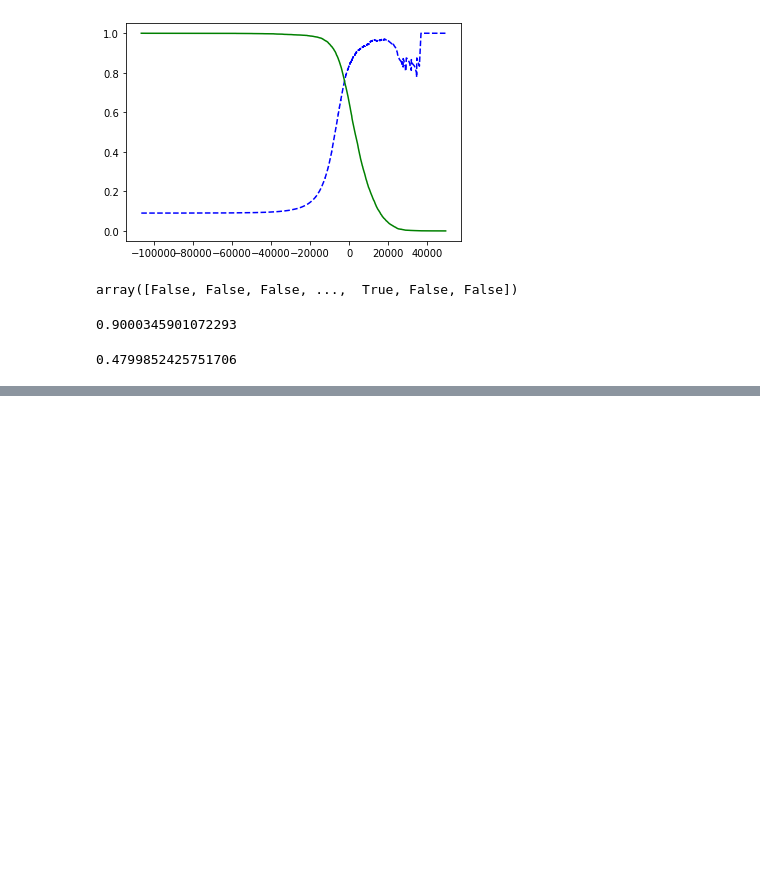
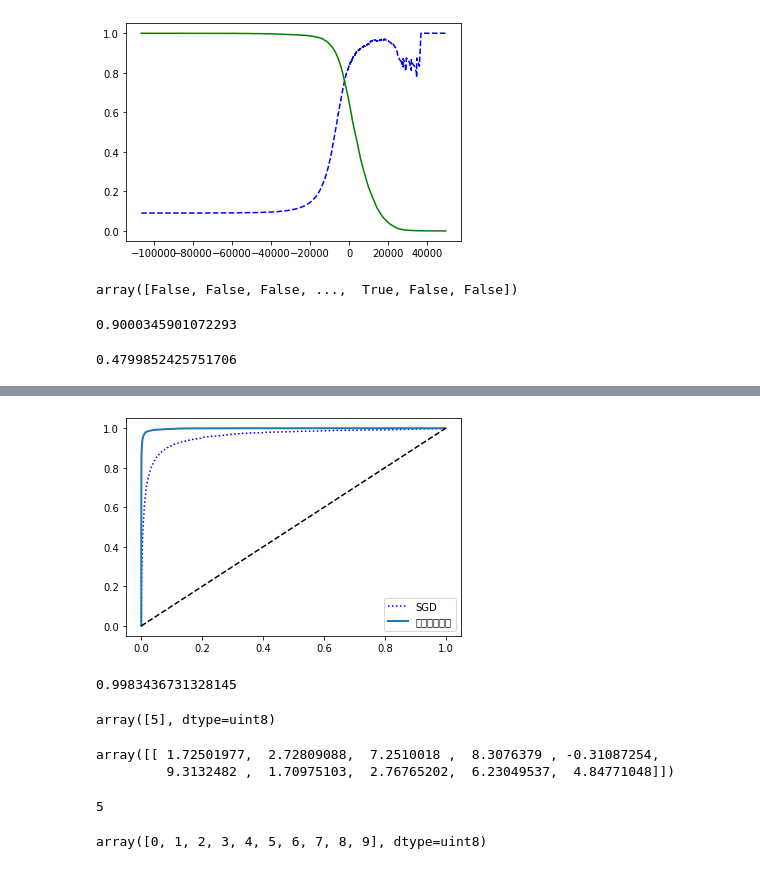
Before and after one commit to leesang100/Machine_Learning-Deep_learning, a Jupyter notebook: classification.ipynb, the cells around one changed output, grey strips where cells are left out. Cells and saved outputs as stored; diff of their text form; code cells hidden in the pictures; blank space fills up the shorter version.

```diff
--- a/classification.ipynb
+++ b/classification.ipynb
@@ -177,0 +197,42 @@ recall_score(y_train_5,y_train_pred_90)
+# %%
+from sklearn.ensemble import RandomForestClassifier
+
+forest_clf=RandomForestClassifier(random_state=42)
+y_probas_forest=cross_val_predict(forest_clf,X_train,y_train_5,cv=3,method='predict_proba')
+# %%
+y_scores_forest=y_probas_forest[:,1]
+fpr_forest,tpr_forest,thresholds_forest=roc_curve(y_train_5,y_scores_forest)
+# %%
+plt.plot(fpr,tpr,"b:",label="SGD")
+plot_roc_curve(fpr_forest,tpr_forest,"랜덤포레스트")
+plt.legend(loc='lower right')
+plt.show()
+# %% [output]
+[figure, added]
+# %%
+roc_auc_score(y_train_5,y_scores_forest)
+# %% [output]
+0.9983436731328145
+# %%
+#다중 분류
+
+from sklearn.svm import SVC
+svm_clf=SVC()
+svm_clf.fit(X_train,y_train)
+svm_clf.predict([some_digit])
+# %% [output]
+array([5], dtype=uint8)
+# %%
+some_digit_scores=svm_clf.decision_function([some_digit])
+some_digit_scores
+# %% [output]
+array([[ 1.72501977,  2.72809088,  7.2510018 ,  8.3076379 , -0.31087254,
+         9.3132482 ,  1.70975103,  2.76765202,  6.23049537,  4.84771048]])
+# %%
+np.argmax(some_digit_scores)
+# %% [output]
+5
+# %%
+svm_clf.classes_
+# %% [output]
+array([0, 1, 2, 3, 4, 5, 6, 7, 8, 9], dtype=uint8)
```
Also changed, not shown: parts of 18 cells of this notebook, 1 other file.
